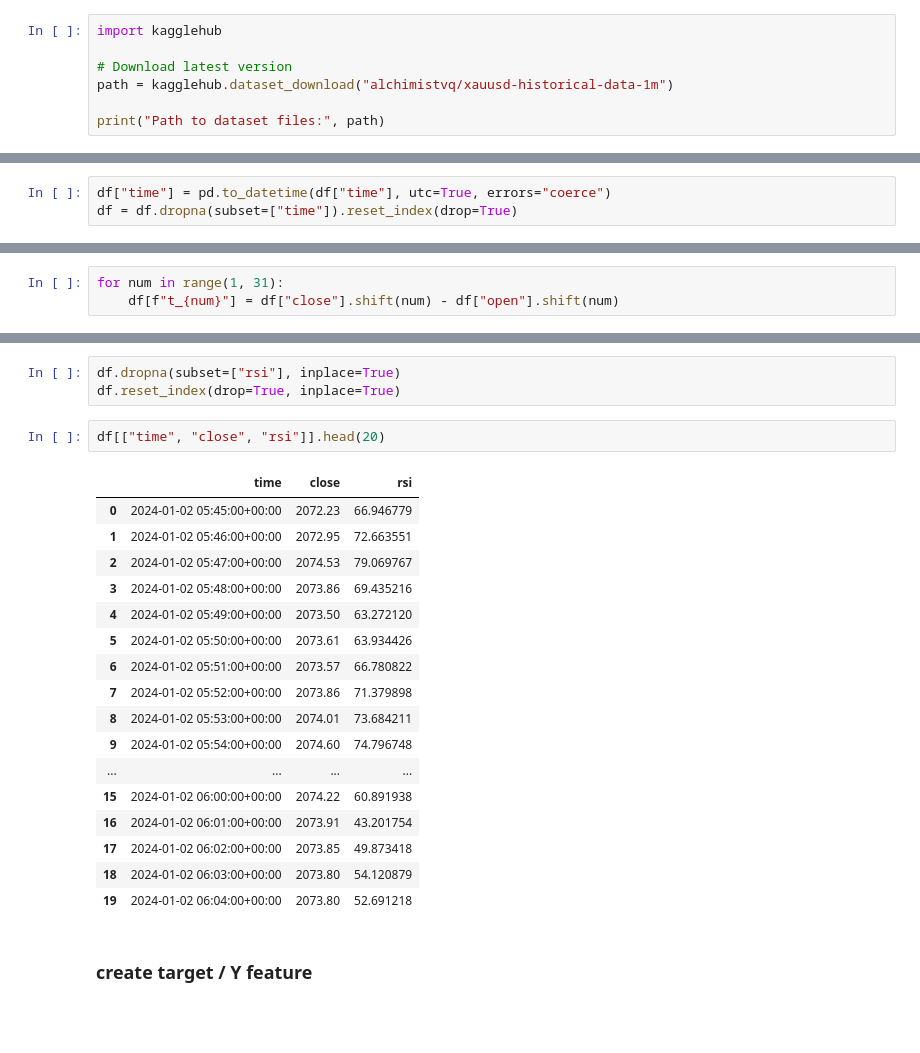
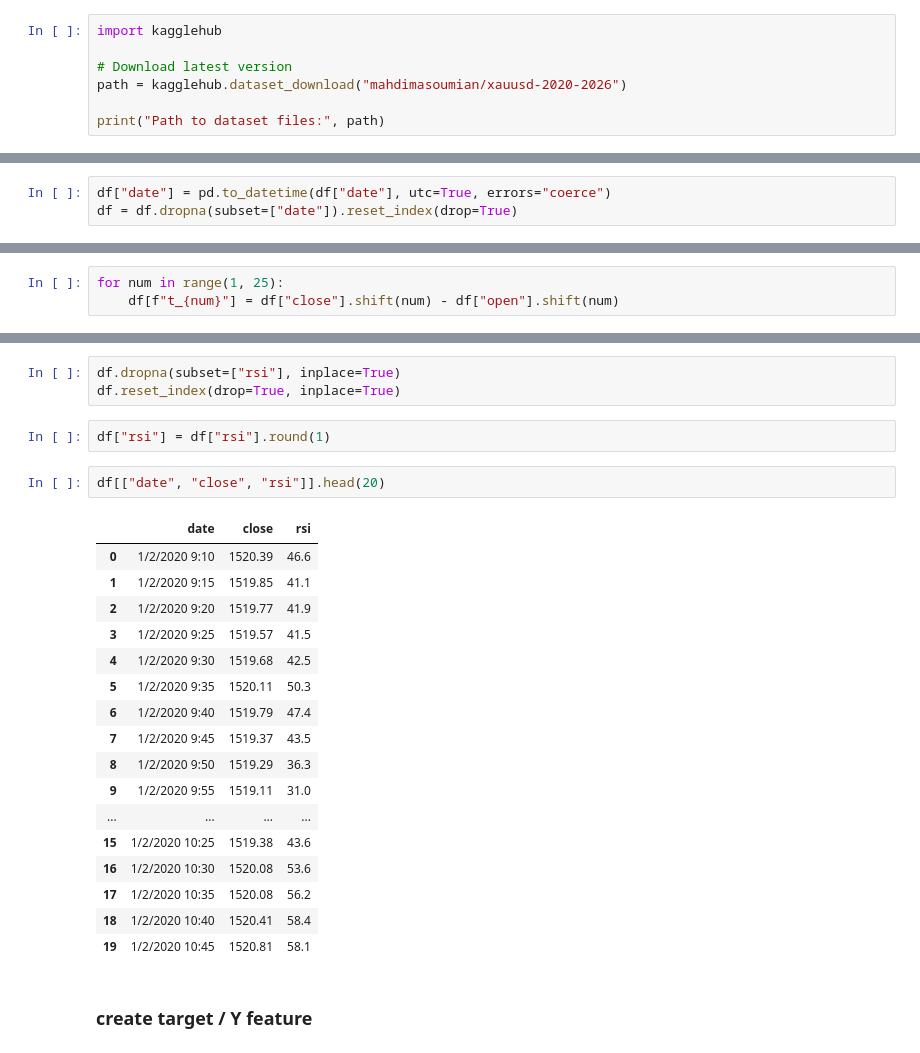
Before and after one commit to ramsayab/XAUUSD-auto-trade, a Jupyter notebook: training/dataset.ipynb, the cells around one changed output, grey strips where cells are left out. Drawn from its saved outputs; the diff is of its cells as text; blank space fills up the shorter version.

```diff
--- a/training/dataset.ipynb
+++ b/training/dataset.ipynb
@@ -2,7 +2,7 @@
 import kagglehub
 
 # Download latest version
-path = kagglehub.dataset_download("alchimistvq/xauusd-historical-data-1m")
+path = kagglehub.dataset_download("mahdimasoumian/xauusd-2020-2026")
 
 print("Path to dataset files:", path)
 # %% [output]
@@ -80,8 +78,8 @@ None
 # %% [markdown]
 ### change feature time to datetime
 # %%
-df["time"] = pd.to_datetime(df["time"], utc=True, errors="coerce")
-df = df.dropna(subset=["time"]).reset_index(drop=True)
+df["date"] = pd.to_datetime(df["date"], utc=True, errors="coerce")
+df = df.dropna(subset=["date"]).reset_index(drop=True)
 # %%
 df.head()
 # %% [output]
@@ -96,5 +94,5 @@ df.head()
 # %%
-for num in range(1, 31):
+for num in range(1, 25):
     df[f"t_{num}"] = df["close"].shift(num) - df["open"].shift(num)
 # %%
 df.isna().sum()
@@ -130,26 +128,28 @@ df.loc[avg_loss == 0, "rsi"] = 100
 # %%
 df.dropna(subset=["rsi"], inplace=True)
 df.reset_index(drop=True, inplace=True)
+# %%
+df["rsi"] = df["rsi"].round(1)
 # %%
-df[["time", "close", "rsi"]].head(20)
+df[["date", "close", "rsi"]].head(20)
 # %% [output]
-|  | time | close | rsi |
-| 0 | 2024-01-02 05:45:00+00:00 | 2072.23 | 66.946779 |
-| 1 | 2024-01-02 05:46:00+00:00 | 2072.95 | 72.663551 |
-| 2 | 2024-01-02 05:47:00+00:00 | 2074.53 | 79.069767 |
-| 3 | 2024-01-02 05:48:00+00:00 | 2073.86 | 69.435216 |
-| 4 | 2024-01-02 05:49:00+00:00 | 2073.50 | 63.272120 |
-| 5 | 2024-01-02 05:50:00+00:00 | 2073.61 | 63.934426 |
-| 6 | 2024-01-02 05:51:00+00:00 | 2073.57 | 66.780822 |
-| 7 | 2024-01-02 05:52:00+00:00 | 2073.86 | 71.379898 |
-| 8 | 2024-01-02 05:53:00+00:00 | 2074.01 | 73.684211 |
-| 9 | 2024-01-02 05:54:00+00:00 | 2074.60 | 74.796748 |
+|  | date | close | rsi |
+| 0 | 1/2/2020 9:10 | 1520.39 | 46.6 |
+| 1 | 1/2/2020 9:15 | 1519.85 | 41.1 |
+| 2 | 1/2/2020 9:20 | 1519.77 | 41.9 |
+| 3 | 1/2/2020 9:25 | 1519.57 | 41.5 |
+| 4 | 1/2/2020 9:30 | 1519.68 | 42.5 |
+| 5 | 1/2/2020 9:35 | 1520.11 | 50.3 |
+| 6 | 1/2/2020 9:40 | 1519.79 | 47.4 |
+| 7 | 1/2/2020 9:45 | 1519.37 | 43.5 |
+| 8 | 1/2/2020 9:50 | 1519.29 | 36.3 |
+| 9 | 1/2/2020 9:55 | 1519.11 | 31.0 |
 | ... | ... | ... | ... |
-| 15 | 2024-01-02 06:00:00+00:00 | 2074.22 | 60.891938 |
-| 16 | 2024-01-02 06:01:00+00:00 | 2073.91 | 43.201754 |
-| 17 | 2024-01-02 06:02:00+00:00 | 2073.85 | 49.873418 |
-| 18 | 2024-01-02 06:03:00+00:00 | 2073.80 | 54.120879 |
-| 19 | 2024-01-02 06:04:00+00:00 | 2073.80 | 52.691218 |
+| 15 | 1/2/2020 10:25 | 1519.38 | 43.6 |
+| 16 | 1/2/2020 10:30 | 1520.08 | 53.6 |
+| 17 | 1/2/2020 10:35 | 1520.08 | 56.2 |
+| 18 | 1/2/2020 10:40 | 1520.41 | 58.4 |
+| 19 | 1/2/2020 10:45 | 1520.81 | 58.1 |
 # %% [markdown]
 ### create target / Y feature
 # %%
```
Also changed, not shown: parts of 14 cells of this notebook, 1 other file.
